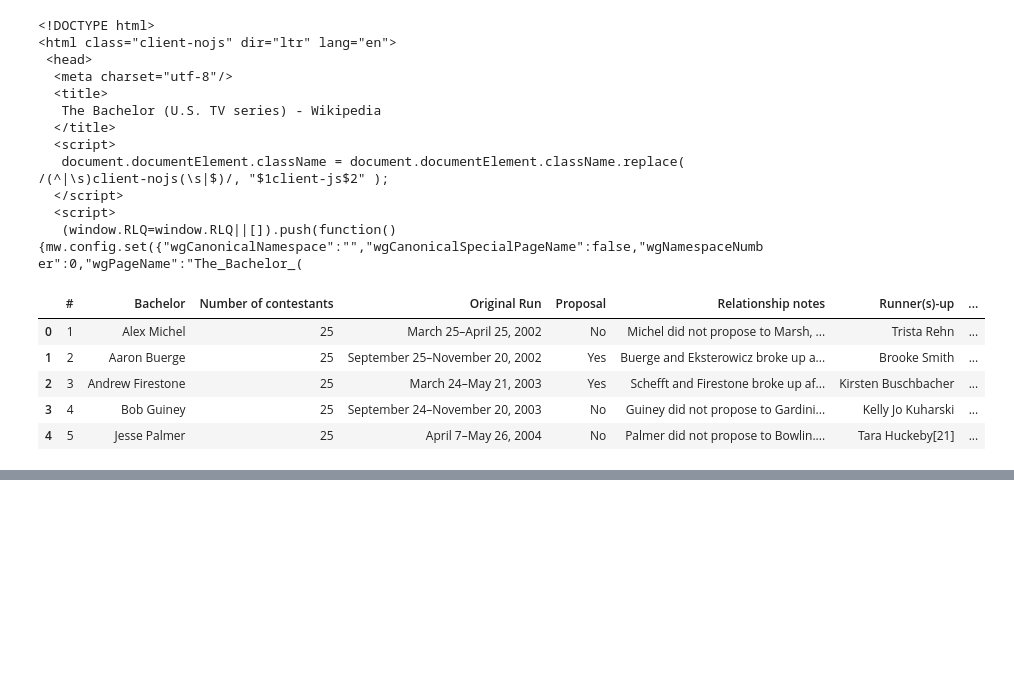
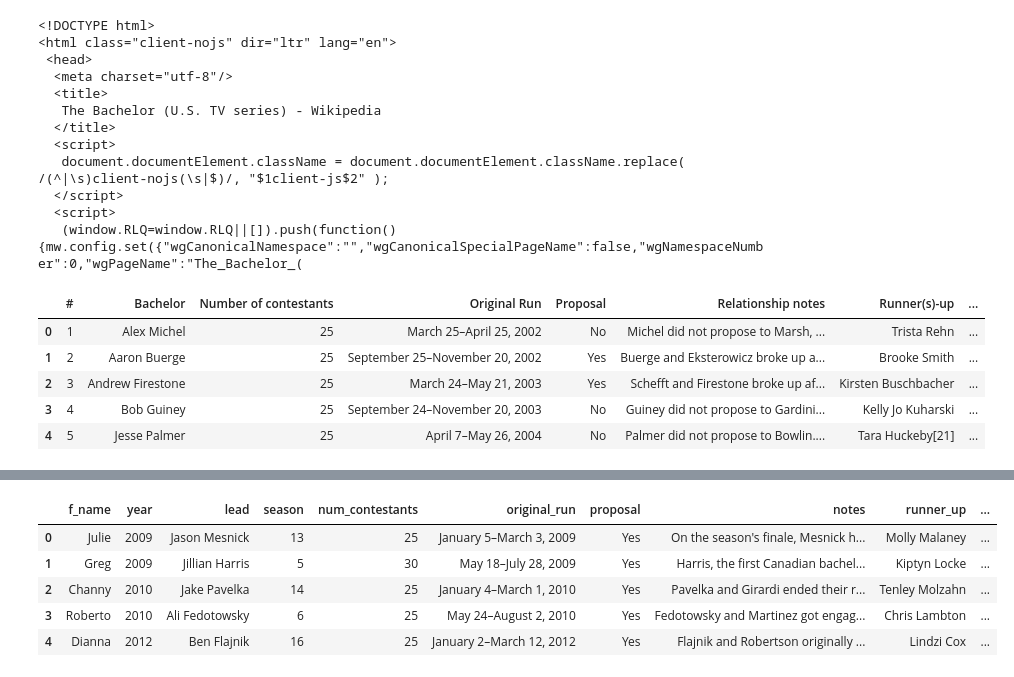
Before and after one commit to angelinahli/bachelorette, a Jupyter notebook: data/scripts/clean_data.ipynb, the cells around one changed output, grey strips where cells are left out. Cells and saved outputs as stored; diff of their text form; code cells hidden in the pictures; blank space fills up the shorter version.

```diff
--- a/data/scripts/clean_data.ipynb
+++ b/data/scripts/clean_data.ipynb
@@ -155,11 +157,11 @@ def get_page_soup(url):
     except requests.exceptions.RequestException as e:
         print("Couldn't find soup object for url", url)
 
-br_wiki = "https://en.wikipedia.org/wiki/The_Bachelor_(U.S._TV_series)"
-be_wiki = "https://en.wikipedia.org/wiki/The_Bachelorette"
-br_soup = get_page_soup(br_wiki)
-be_soup = get_page_soup(be_wiki)
-print(br_obj.prettify()[:500])
+wiki_br = "https://en.wikipedia.org/wiki/The_Bachelor_(U.S._TV_series)"
+wiki_be = "https://en.wikipedia.org/wiki/The_Bachelorette"
+soup_br = get_page_soup(wiki_br)
+soup_be = get_page_soup(wiki_be)
+print(soup_br.prettify()[:500])
 # %% [output]
 <!DOCTYPE html>
 <html class="client-nojs" dir="ltr" lang="en">
@@ -198,8 +200,8 @@ def get_data_df(soup):
         all_data.append(data_dict)
     return pd.DataFrame(all_data)
 
-br_df = get_data_df(br_soup)
-br_df.head()
+df_br = get_data_df(soup_br)
+df_br.head()
 # %% [output]
 |  | # | Bachelor | Number of contestants | Original Run | Proposal | Relationship notes | Runner(s)-up | ... |
 | 0 | 1 | Alex Michel | 25 | March 25–April 25, 2002 | No | Michel did not propose to Marsh, ... | Trista Rehn | ... |
@@ -232,0 +265,11 @@ br_df.head()
+# %%
+# merge on Karen x data
+df_kx_merged = pd.merge(df_kx, df_wiki, how="left", on=["year", "lead"])
+df_kx_merged.head()
+# %% [output]
+|  | f_name | year | lead | season | num_contestants | original_run | proposal | notes | runner_up | ... |
+| 0 | Julie | 2009 | Jason Mesnick | 13 | 25 | January 5–March 3, 2009 | Yes | On the season's finale, Mesnick h... | Molly Malaney | ... |
+| 1 | Greg | 2009 | Jillian Harris | 5 | 30 | May 18–July 28, 2009 | Yes | Harris, the first Canadian bachel... | Kiptyn Locke | ... |
+| 2 | Channy | 2010 | Jake Pavelka | 14 | 25 | January 4–March 1, 2010 | Yes | Pavelka and Girardi ended their r... | Tenley Molzahn | ... |
+| 3 | Roberto | 2010 | Ali Fedotowsky | 6 | 25 | May 24–August 2, 2010 | Yes | Fedotowsky and Martinez got engag... | Chris Lambton | ... |
+| 4 | Dianna | 2012 | Ben Flajnik | 16 | 25 | January 2–March 12, 2012 | Yes | Flajnik and Robertson originally ... | Lindzi Cox | ... |
```
Also changed, not shown: parts of 16 cells of this notebook.
